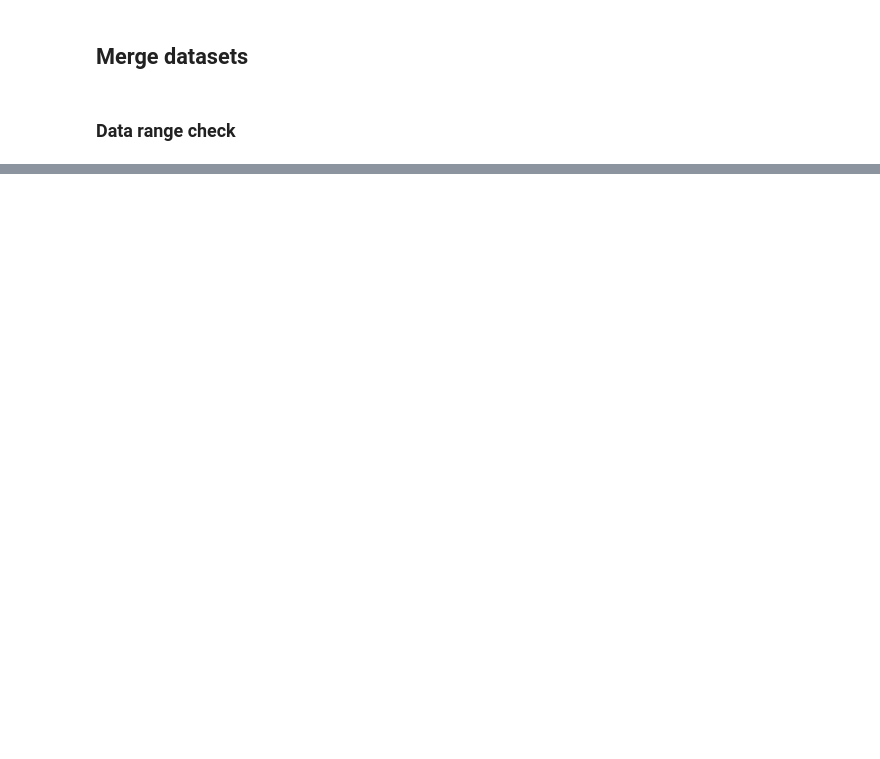
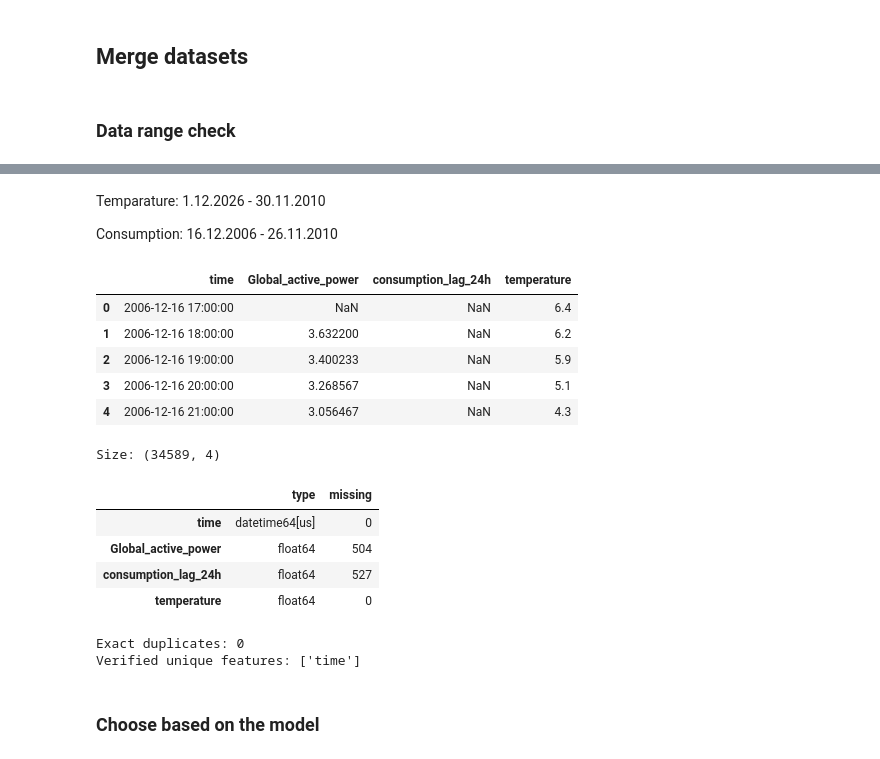
Before and after one commit to angiee99/Household-Power-Consumption-Prediction, a Jupyter notebook: project.ipynb, the cells around one changed output, grey strips where cells are left out. Cells and saved outputs as stored; diff of their text form; code cells hidden in the pictures; blank space fills up the shorter version.

```diff
--- a/project.ipynb
+++ b/project.ipynb
@@ -309,0 +304,10 @@ display(df_consumption_hourly.head())
+# %%
+df_consumption_master = df_consumption_hourly.copy()
+
+# dataframe has one row for every consecutive hour
+# if target consumption is NaN, lag is also NaN
+df_consumption_master["consumption_lag_24h"] = (
+    df_consumption_master["Global_active_power"].shift(24)
+)
+
+print(df_consumption_master.head())
@@ -320,0 +332,36 @@ Consumption time range: 1/1/2007 00:00:00 - 9/9/2010 23:59:00
+# %% [markdown]
+Temparature: 1.12.2026 - 30.11.2010
+
+Consumption: 16.12.2006 - 26.11.2010
+# %%
+# Keep every consumption hour and match its temperature by time.
+
+df_master = df_consumption_master.assign(
+    time=pd.to_datetime(df_consumption_master["time"])
+).merge(
+    df_temperature.rename(columns={"temperature_2m (°C)": "temperature"}).assign(
+        time=pd.to_datetime(df_temperature["time"])
+    )[["time", "temperature"]],
+    on="time",
+    how="left",
+    validate="one_to_one",
+)
+
+audit(df_master, ["time"])
+# %% [output]
+|  | time | Global_active_power | consumption_lag_24h | temperature |
+| 0 | 2006-12-16 17:00:00 | NaN | NaN | 6.4 |
+| 1 | 2006-12-16 18:00:00 | 3.632200 | NaN | 6.2 |
+| 2 | 2006-12-16 19:00:00 | 3.400233 | NaN | 5.9 |
+| 3 | 2006-12-16 20:00:00 | 3.268567 | NaN | 5.1 |
+| 4 | 2006-12-16 21:00:00 | 3.056467 | NaN | 4.3 |
+Size: (34589, 4)
+|  | type | missing |
+| time | datetime64[us] | 0 |
+| Global_active_power | float64 | 504 |
+| consumption_lag_24h | float64 | 527 |
+| temperature | float64 | 0 |
+Exact duplicates: 0
+Verified unique features: ['time']
+# %% [markdown]
+### Choose based on the model
```
Also changed, not shown: parts of 8 cells of this notebook.
